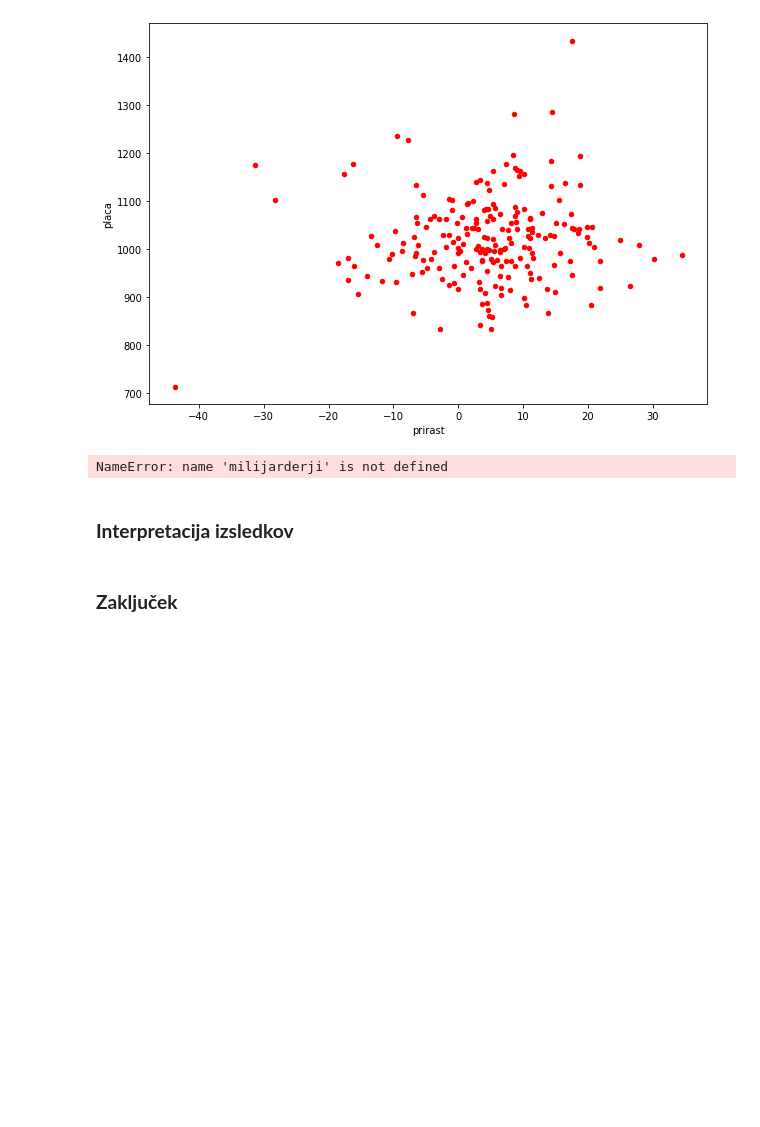
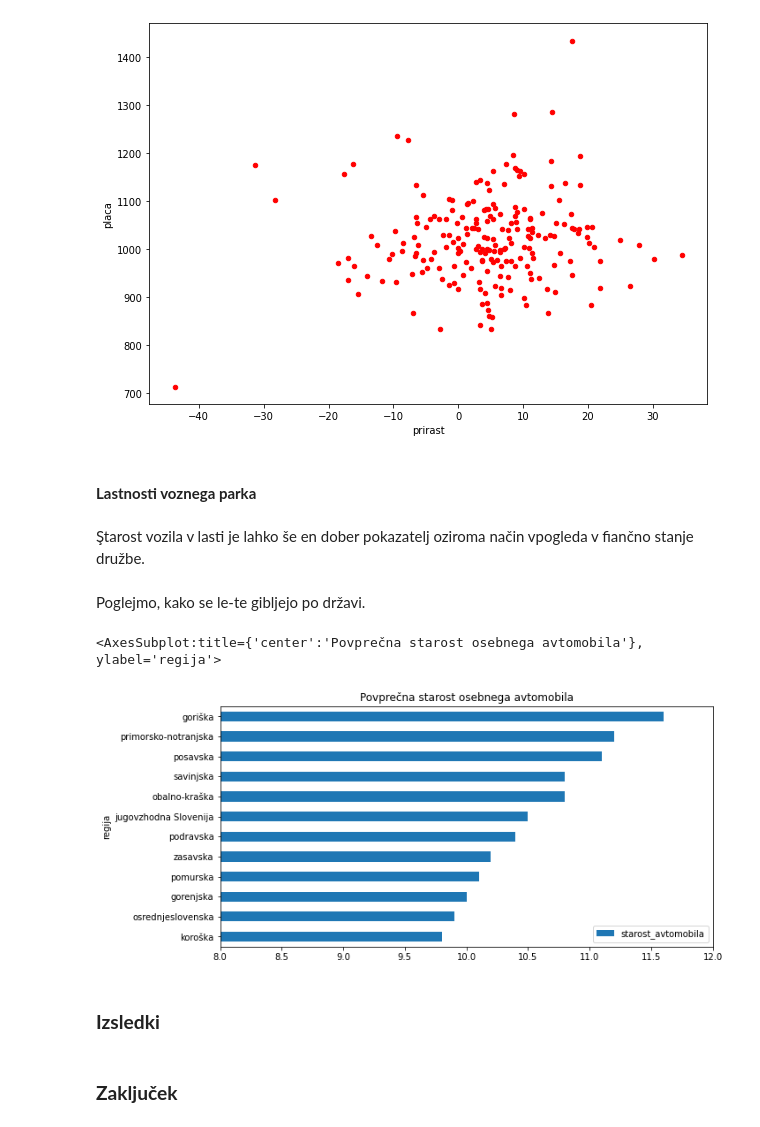
Before and after one commit to matejgorjup/PROG1-analiza-podatkov, a Jupyter notebook: obcine.ipynb, the cells around one changed output. Drawn from its saved outputs; the diff is of its cells as text; code cells hidden in the pictures; blank space fills up the shorter version.

```diff
--- a/obcine.ipynb
+++ b/obcine.ipynb
@@ -203,11 +242,21 @@ obcine[['prirast', 'placa']].plot.scatter('prirast', 'placa', figsize=(10,7), co
 <AxesSubplot:xlabel='prirast', ylabel='placa'>
 [figure]
 # %%
-milijarderji_z_lokacijo=pd.merge(milijarderji, drzave, on='drzava')
-regije_z_mocnimi_obcinami
+#milijarderji_z_lokacijo=pd.merge(milijarderji, drzave, on='drzava')
+#regije_z_mocnimi_obcinami
-# %% [output]
-NameError: name 'milijarderji' is not defined
-# %% [markdown]
-### **Interpretacija izsledkov**
+# %% [markdown]
+#### **Lastnosti voznega parka**
+# %% [markdown]
+Ştarost vozila v lasti je lahko še en dober pokazatelj oziroma način vpogleda v fiančno stanje družbe.
+# %% [markdown]
+Poglejmo, kako se le-te gibljejo po državi.
+# %%
+starosti = round(obcine.groupby('regija').mean()[['starost_avtomobila']], 1).sort_values('starost_avtomobila')
+starosti.plot.barh(xlim=(8, 12), figsize=(10,5), title='Povprečna starost osebnega avtomobila')
+# %% [output]
+<AxesSubplot:title={'center':'Povprečna starost osebnega avtomobila'}, ylabel='regija'>
+[figure, added]
+# %% [markdown]
+### **Izsledki**
 # %% [markdown]
 ### **Zaključek**
```
Also changed, not shown: parts of 17 cells of this notebook.
